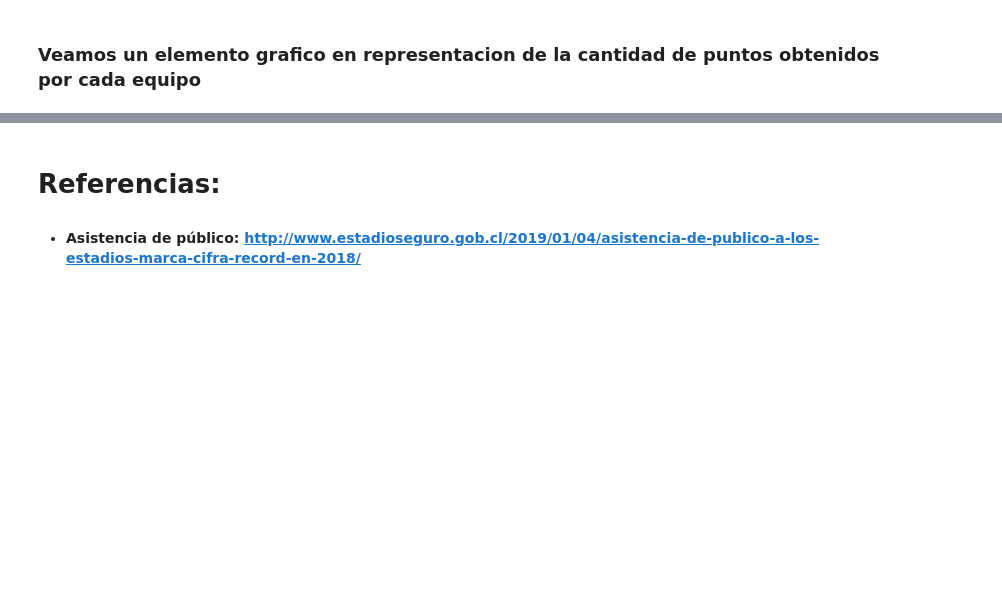
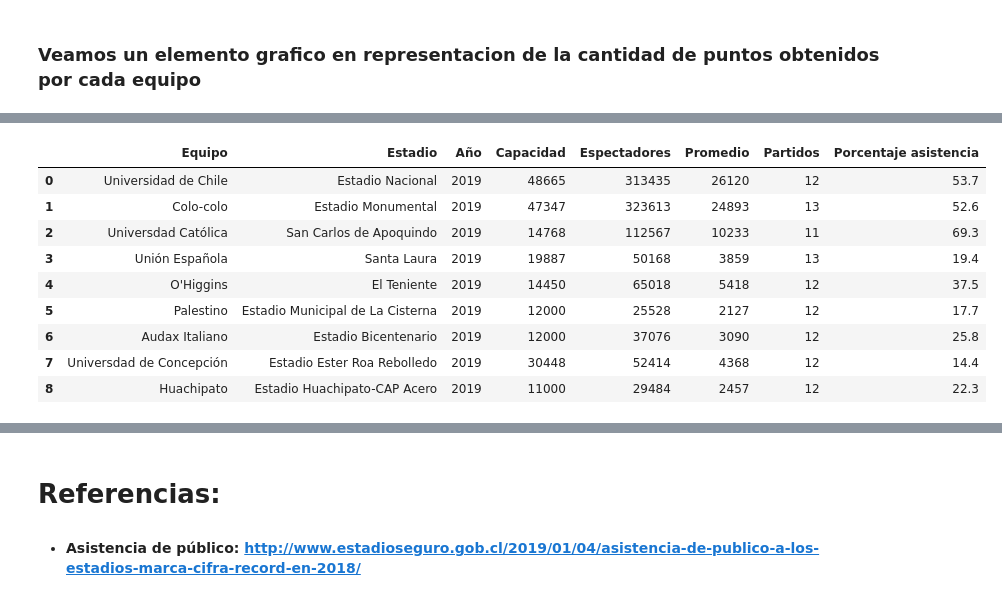
Before and after one commit to fmeza7/Proyecto_Cs_Datos_Grupo_1, a Jupyter notebook: Proyecto.ipynb, the cells around one changed output, grey strips where cells are left out. Saved outputs shown, nothing was run; the diff lists cells and outputs as text; code cells hidden in the pictures; blank space fills up the shorter version.

```diff
--- a/Proyecto.ipynb
+++ b/Proyecto.ipynb
@@ -654,0 +671,14 @@ df_estadios
+# %%
+publico_2019 = pd.read_csv('Asistentes_estadio/publico_2019.csv')
+publico_2019
+# %% [output]
+|  | Equipo | Estadio | Año | Capacidad | Espectadores | Promedio | Partidos | Porcentaje asistencia |
+| 0 | Universidad de Chile | Estadio Nacional | 2019 | 48665 | 313435 | 26120 | 12 | 53.7 |
+| 1 | Colo-colo | Estadio Monumental | 2019 | 47347 | 323613 | 24893 | 13 | 52.6 |
+| 2 | Universdad Católica | San Carlos de Apoquindo | 2019 | 14768 | 112567 | 10233 | 11 | 69.3 |
+| 3 | Unión Española | Santa Laura | 2019 | 19887 | 50168 | 3859 | 13 | 19.4 |
+| 4 | O'Higgins | El Teniente | 2019 | 14450 | 65018 | 5418 | 12 | 37.5 |
+| 5 | Palestino | Estadio Municipal de La Cisterna | 2019 | 12000 | 25528 | 2127 | 12 | 17.7 |
+| 6 | Audax Italiano | Estadio Bicentenario | 2019 | 12000 | 37076 | 3090 | 12 | 25.8 |
+| 7 | Universdad de Concepción | Estadio Ester Roa Rebolledo | 2019 | 30448 | 52414 | 4368 | 12 | 14.4 |
+| 8 | Huachipato | Estadio Huachipato-CAP Acero | 2019 | 11000 | 29484 | 2457 | 12 | 22.3 |
```
Also changed, not shown: parts of 4 cells of this notebook, 3 other files.
